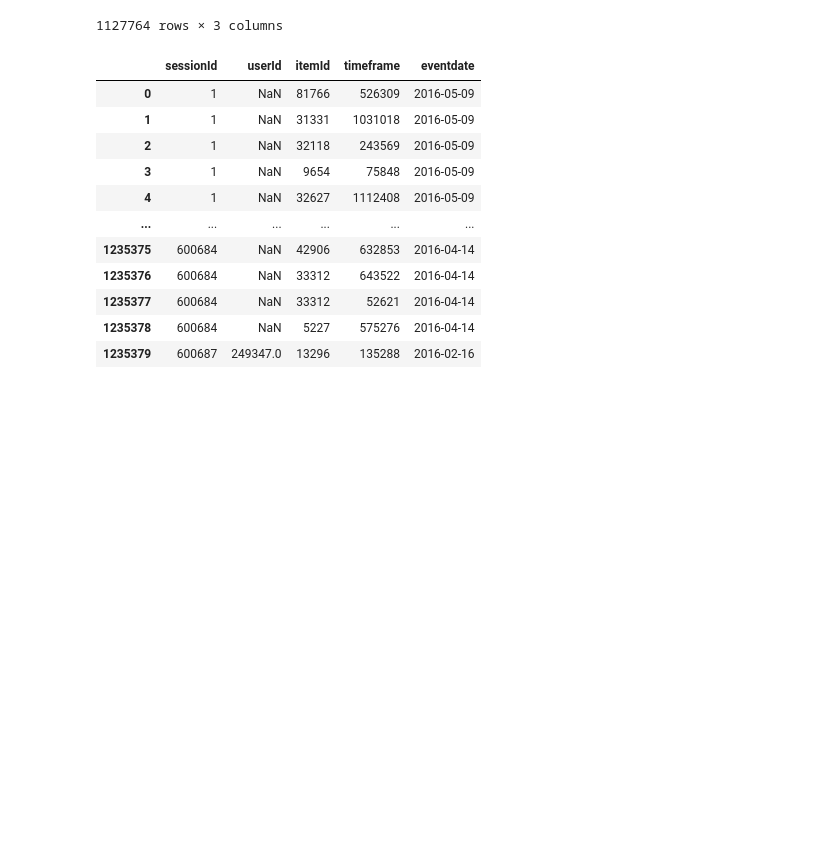
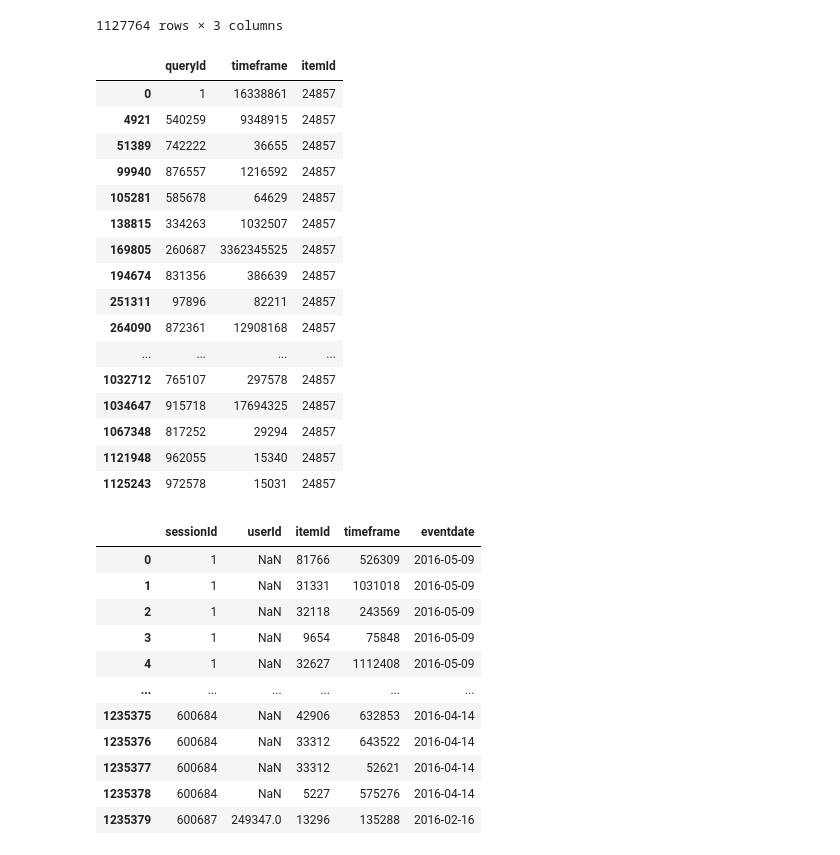
Before and after one commit to PiCindy/Intelligent-systems-and-recommendations, a Jupyter notebook: Data_analysis.ipynb, the cells around one changed output. Cells and saved outputs as stored; diff of their text form; code cells hidden in the pictures; blank space fills up the shorter version.

```diff
--- a/Data_analysis.ipynb
+++ b/Data_analysis.ipynb
@@ -37,5 +47,5 @@ prod
 # %%
-click = pd.read_csv('data/train-clicks.csv', sep=';')
+click = pd.read_csv('../data/train-clicks.csv', sep=';')
 click
 # %% [output]
 |  | queryId | timeframe | itemId |
@@ -51,4 +61,24 @@ click
 | 1127762 | 980493 | 573532 | 5227 |
 | 1127763 | 980503 | 132863 | 13296 |
 1127764 rows × 3 columns
+# %%
+click[click['itemId'] == 24857]
+# %% [output]
+|  | queryId | timeframe | itemId |
+| 0 | 1 | 16338861 | 24857 |
+| 4921 | 540259 | 9348915 | 24857 |
+| 51389 | 742222 | 36655 | 24857 |
+| 99940 | 876557 | 1216592 | 24857 |
+| 105281 | 585678 | 64629 | 24857 |
+| 138815 | 334263 | 1032507 | 24857 |
+| 169805 | 260687 | 3362345525 | 24857 |
+| 194674 | 831356 | 386639 | 24857 |
+| 251311 | 97896 | 82211 | 24857 |
+| 264090 | 872361 | 12908168 | 24857 |
+| ... | ... | ... | ... |
+| 1032712 | 765107 | 297578 | 24857 |
+| 1034647 | 915718 | 17694325 | 24857 |
+| 1067348 | 817252 | 29294 | 24857 |
+| 1121948 | 962055 | 15340 | 24857 |
+| 1125243 | 972578 | 15031 | 24857 |
 # %%
```
Also changed, not shown: parts of 9 cells of this notebook.
